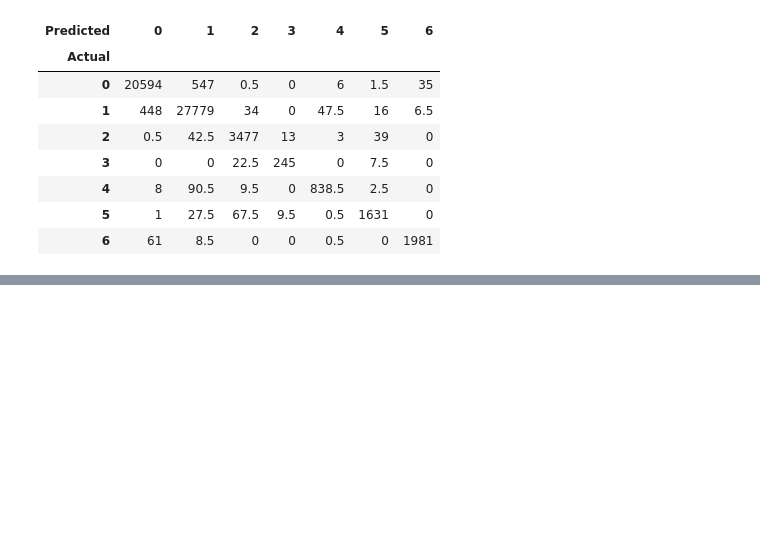
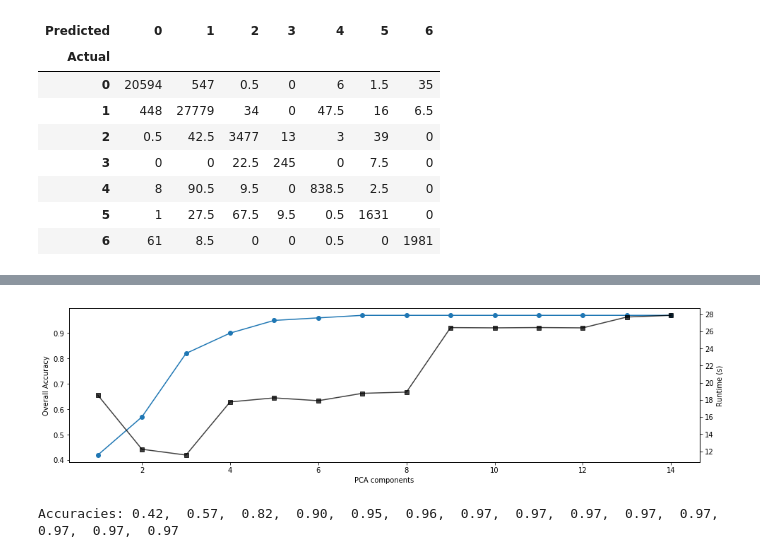
Before and after one commit to virginia-m/classifier_comparison_on_covertype_data, a Jupyter notebook: data_analysis.ipynb, the cells around one changed output, grey strips where cells are left out. Cells and saved outputs as stored; diff of their text form; code cells hidden in the pictures; blank space fills up the shorter version.

```diff
--- a/data_analysis.ipynb
+++ b/data_analysis.ipynb
@@ -604,3 +524,22 @@ Confusion matrix (yellow = col max; red = row max):
 | 4 | 8 | 90.5 | 9.5 | 0 | 838.5 | 2.5 | 0 |
 | 5 | 1 | 27.5 | 67.5 | 9.5 | 0.5 | 1631 | 0 |
 | 6 | 61 | 8.5 | 0 | 0 | 0.5 | 0 | 1981 |
+# %%
+# PCA
+from sklearn.decomposition import PCA
+n_components = [1, 2, 3, 4, 5, 6, 7, 8, 9, 10, 11, 12, 13, 14]
+
+conf_matrices = []
+run_times = []
+for n_comps in n_components:
+    pca = PCA(n_comps)
+    new_features = pca.fit_transform(full_features)
+    tic = time.time()
+    cms = cross_validate_classifier(RandomForestClassifier,
+                               new_features, labels,
+                                kfold=2, kwargs={'n_estimators': 10, 'n_jobs': 6, 'bootstrap': False,
+                                                'criterion': 'gini'}, style='prop')
+    toc = time.time() - tic
+    print('Ran Classifier in {:.2f} s.'.format(toc))
+    run_times.append(toc)
+    conf_matrices.append(np.mean(cms, axis=0))
@@ -606,0 +562,5 @@ Confusion matrix (yellow = col max; red = row max):
+# %%
+plot_accuracies_and_runtime(conf_matrices, run_times, 'PCA components', n_components)
+# %% [output]
+[figure, added]
+Accuracies: 0.42,  0.57,  0.82,  0.90,  0.95,  0.96,  0.97,  0.97,  0.97,  0.97,  0.97,  0.97,  0.97,  0.97
```
Also changed, not shown: parts of 21 cells of this notebook, 8 other files.
